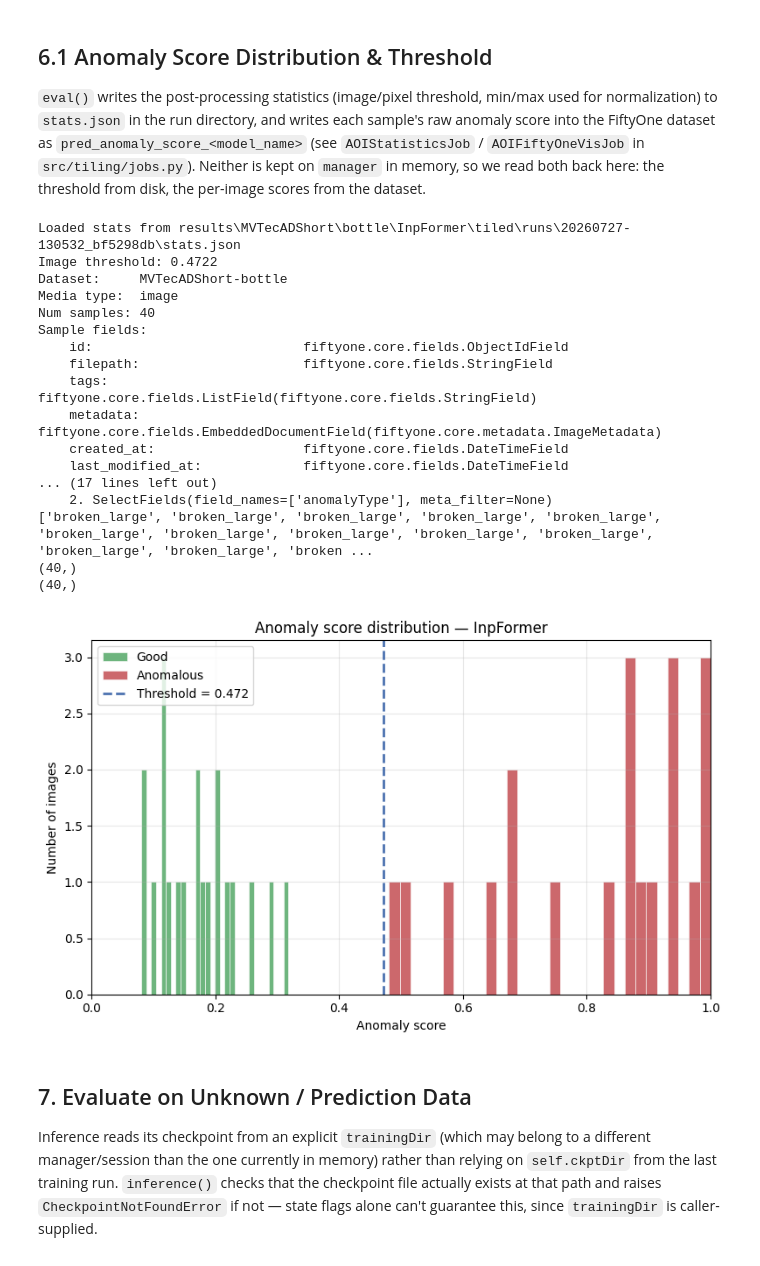
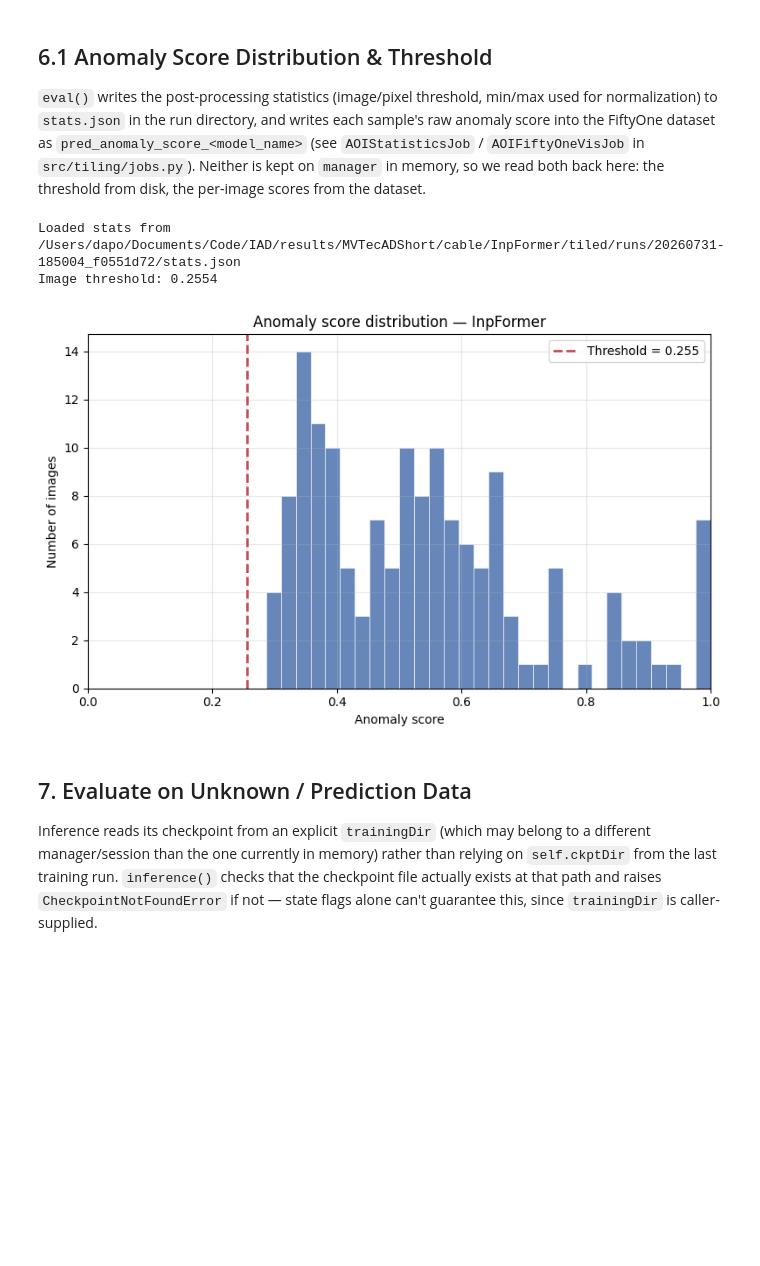
Before and after one commit to DanielBanana/IAD, a Jupyter notebook: Training.ipynb, the cells around one changed output. Drawn from its saved outputs; the diff is of its cells as text; code cells hidden in the pictures; blank space fills up the shorter version.

```diff
--- a/Training.ipynb
+++ b/Training.ipynb
@@ -65,7 +62,7 @@ from src.setup import Product
 datasetDir  = Path("datasets/")
 configDir   = Path("configs/")
 outputPath  = Path("results/")
-productPath = Path("Products/bottle.yaml")
+productPath = Path("Products/cable.yaml")
 productConfigPath = Path(configDir / productPath)
 
 product: Product
@@ -367,22 +352,25 @@ Saved raw training loss plot to results\MVTecADShort\bottle\InpFormer\tiled\runs
 only set once `train()` confirms a checkpoint landed on disk — not just that the call
 returned. Check readiness first, same pattern as training.
 # %%
-# print(manager.outputDir)
-from AnomalyDetection.src.run_paths import resolve_checkpoint_paths
-from AnomalyDetection.src.setup import TestSplitMode, ValSplitMode
-manager.ckptDir = resolve_checkpoint_paths(manager.outputDir)
+# ckptDir = Path("results/MVTecADShort/cable/Padim/tiled/checkpoints")
+# ckptDir = manager.ckptDir
+# if ckptDir is None:
+#     raise ValueError
+print(manager.modelTrainingDir)
 print(manager.ckptDir)
 
 if manager.modelTrainingDir is None and manager.ckptDir is not None:
     manager.modelTrainingDir = manager.ckptDir.parent
 missing = manager.get_missing_requirements("eval")
 print(missing)
+# manager.loadCheckpoint(ckptDir, product.tilingPipelineConfig)
 
-datamoduleConfig = product.datamoduleConfig
-datamoduleConfig.test_split_mode = TestSplitMode.FROM_DIR
-datamoduleConfig.test_split_ratio = 1.0            # Ratio of test dataset size to full dataset size
-datamoduleConfig.val_split_mode = ValSplitMode.SAME_AS_TEST
+# if missing:
+#     print("Not ready to evaluate yet. Missing:")
+#     for item in missing:
+#         print(f"  - {item}")
 
+# if ManagerState.CHECKPOINT_AVAILABLE:
 try:
     manager.eval(
         evalConfig=product.trainerConfig,
@@ -390,7 +378,6 @@ try:
         datamoduleConfig=product.datamoduleConfig,
         datasetSession=datasetSession,
         tilingPipelineConfig=product.tilingPipelineConfig,
-        modelTrainingDir=manager.ckptDir.parent if manager.ckptDir is not None else None
     )
     print("Evaluation complete.")
 except ManagerStateError as e:
@@ -475,70 +463,39 @@ statsPath = next((p for p in statsCandidates if p.exists()), None)
 
 if statsPath is None:
     print(f"No stats.json found under {runDir}. Checked: {[str(p) for p in statsCandidates]}")
     print("Run eval() first.")
 else:
     with statsPath.open() as f:
         stats = json.load(f)
     imageThreshold = stats["image_threshold"]
     print(f"Loaded stats from {statsPath}")
     print(f"Image threshold: {imageThreshold:.4f}")
 
     predictedView = datasetSession.FO_Dataset.match_tags("predicted")
-    # scored = predictedView.match
-    # print(scored)
-    scored = predictedView.select_fields(scoreField)
-    print(scored)
-    labeld = predictedView.select_fields("anomalyType")
-    print(labeld)
-    # # print(predictedView)
-    scores = [s[scoreField] for s in scored if s[scoreField] is not None]
-    gtLabel = [s["anomalyType"].label for s in labeld if s["anomalyType"] is not None]
-    # gtLabel = [s["label_index"] for s in scored.match_labels("label_index") if s["label_index"] is not None]
-    print(gtLabel)
+    scores = [s[scoreField] for s in predictedView.select_fields(scoreField) if s[scoreField] is not None]
 
     if not scores:
         print(f"No samples with field '{scoreField}' found - run eval() to populate anomaly scores.")
     else:
         scores = np.array(scores)
-        gtLabel  = np.array(gtLabel)
-        print(scores.shape)
-        print(gtLabel.shape)
-        scores_0 = scores[gtLabel == "good"]
-        scores_1 = scores[gtLabel != "good"]
         fig, ax = plt.subplots(figsize=(8, 5))
-        ax.hist(scores_0, bins=30, color="#55A868", alpha=0.85, edgecolor="white", linewidth=0.5, label="Good")
-        ax.hist(scores_1, bins=30, color="#C44E52", alpha=0.85, edgecolor="white", linewidth=0.5, label="Anomalous")
+        ax.hist(scores, bins=30, color="#4C72B0", alpha=0.85, edgecolor="white", linewidth=0.5)
         ax.axvline(
-            imageThreshold, color="#4C72B0", linewidth=2, linestyle="--",
+            imageThreshold, color="#C44E52", linewidth=2, linestyle="--",
             label=f"Threshold = {imageThreshold:.3f}",
         )
         ax.set_xlabel("Anomaly score")
         ax.set_ylabel("Number of images")
         ax.set_title(f"Anomaly score distribution — {modelName}")
         ax.set_xlim(0.0,1.0)
         ax.grid(alpha=0.3)
         ax.legend()
         fig.tight_layout()
         plt.show()
 # %% [output]
-Loaded stats from results\MVTecADShort\bottle\InpFormer\tiled\runs\20260727-130532_bf5298db\stats.json
-Image threshold: 0.4722
-Dataset:     MVTecADShort-bottle
-Media type:  image
-Num samples: 40
-Sample fields:
-    id:                           fiftyone.core.fields.ObjectIdField
-    filepath:                     fiftyone.core.fields.StringField
-    tags:                         fiftyone.core.fields.ListField(fiftyone.core.fields.StringField)
-    metadata:                     fiftyone.core.fields.EmbeddedDocumentField(fiftyone.core.metadata.ImageMetadata)
-    created_at:                   fiftyone.core.fields.DateTimeField
-    last_modified_at:             fiftyone.core.fields.DateTimeField
-... (17 lines left out)
-    2. SelectFields(field_names=['anomalyType'], meta_filter=None)
-['broken_large', 'broken_large', 'broken_large', 'broken_large', 'broken_large', 'broken_large', 'broken_large', 'broken_large', 'broken_large', 'broken_large', 'broken_large', 'broken_large', 'broken ...
-(40,)
-(40,)
+Loaded stats from /Users/dapo/Documents/Code/IAD/results/MVTecADShort/cable/InpFormer/tiled/runs/20260731-185004_f0551d72/stats.json
+Image threshold: 0.2554
-[figure, old version]
+[figure, new version]
 # %% [markdown]
 ## 7. Evaluate on Unknown / Prediction Data
 
```
Also changed, not shown: parts of 11 cells of this notebook, 4 other files.
